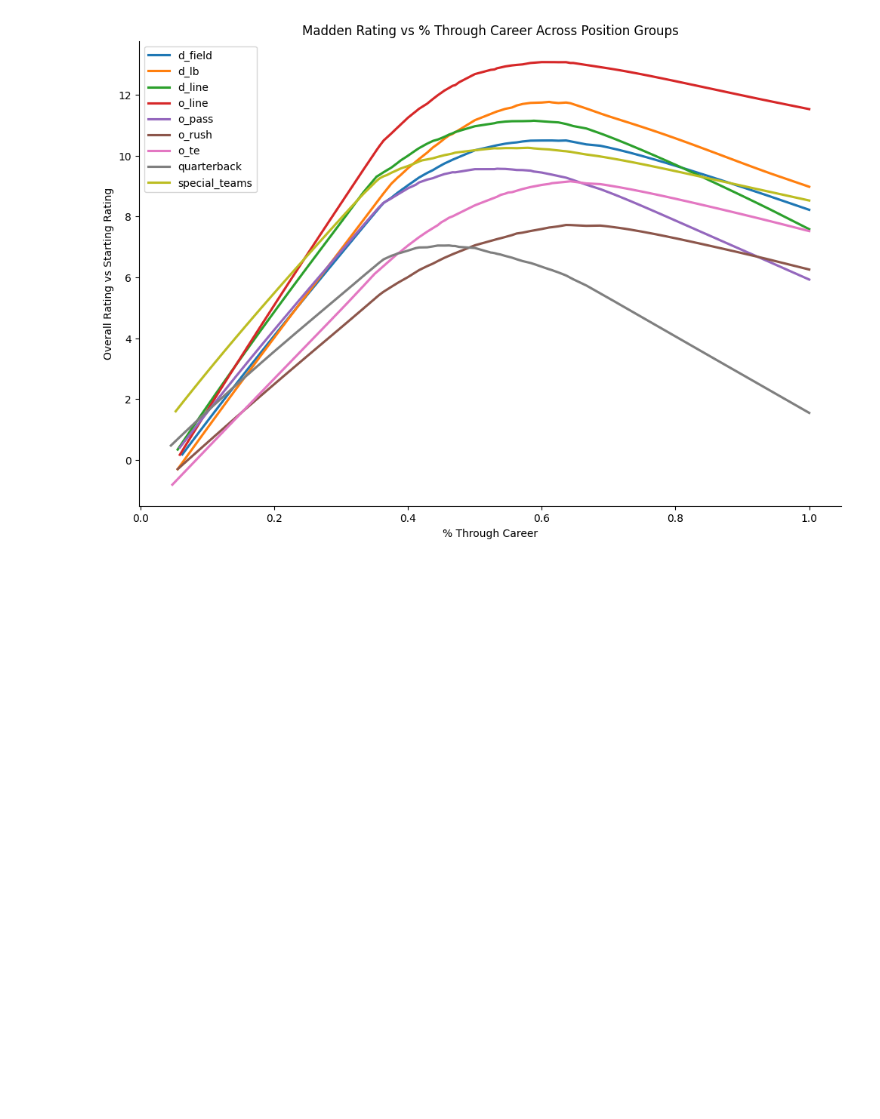
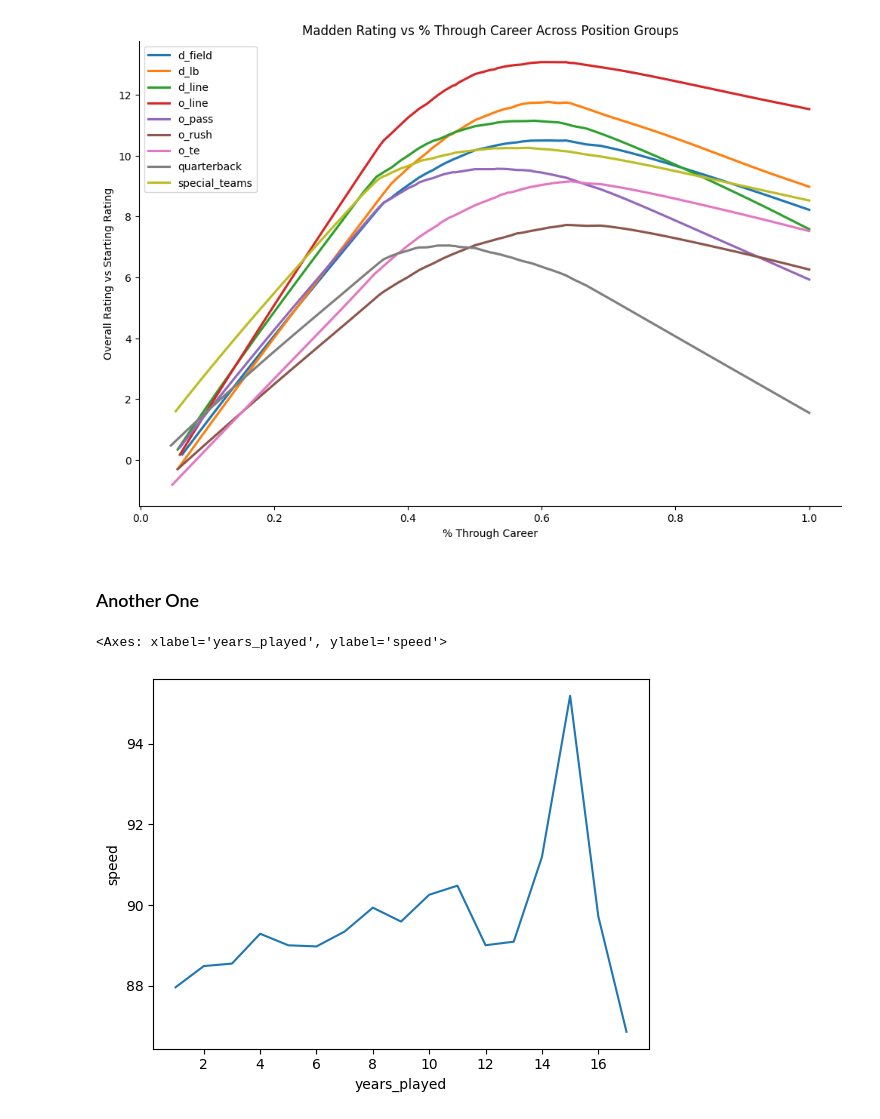
Before and after one commit to CharlieHubbard7/NFLResearch, a Jupyter notebook: NFL_Research_(5_26_26).ipynb, the cells around one changed output. Drawn from its saved outputs; the diff is of its cells as text; code cells hidden in the pictures; blank space fills up the shorter version.

```diff
--- a/NFL_Research_(5_26_26).ipynb
+++ b/NFL_Research_(5_26_26).ipynb
@@ -1108,3 +1106,11 @@ sns.despine()
 plt.show()
 # %% [output]
 [figure]
+# %% [markdown]
+### Another One
+# %%
+temp = madden_long.query("position == 'WR'")[["speed", "years_played"]].groupby("years_played").mean().reset_index()
+sns.lineplot(temp, x = "years_played", y = "speed")
+# %% [output]
+<Axes: xlabel='years_played', ylabel='speed'>
+[figure, added]
```
Also changed, not shown: parts of 16 cells of this notebook.
